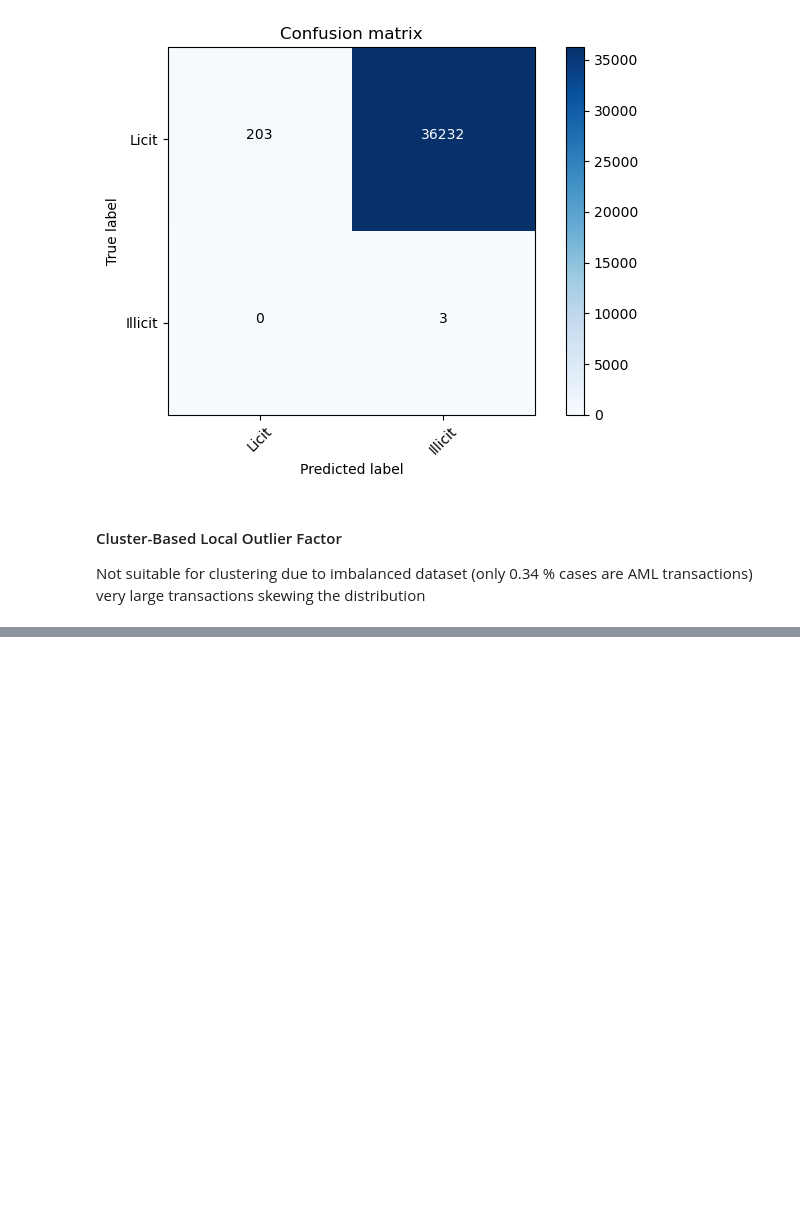
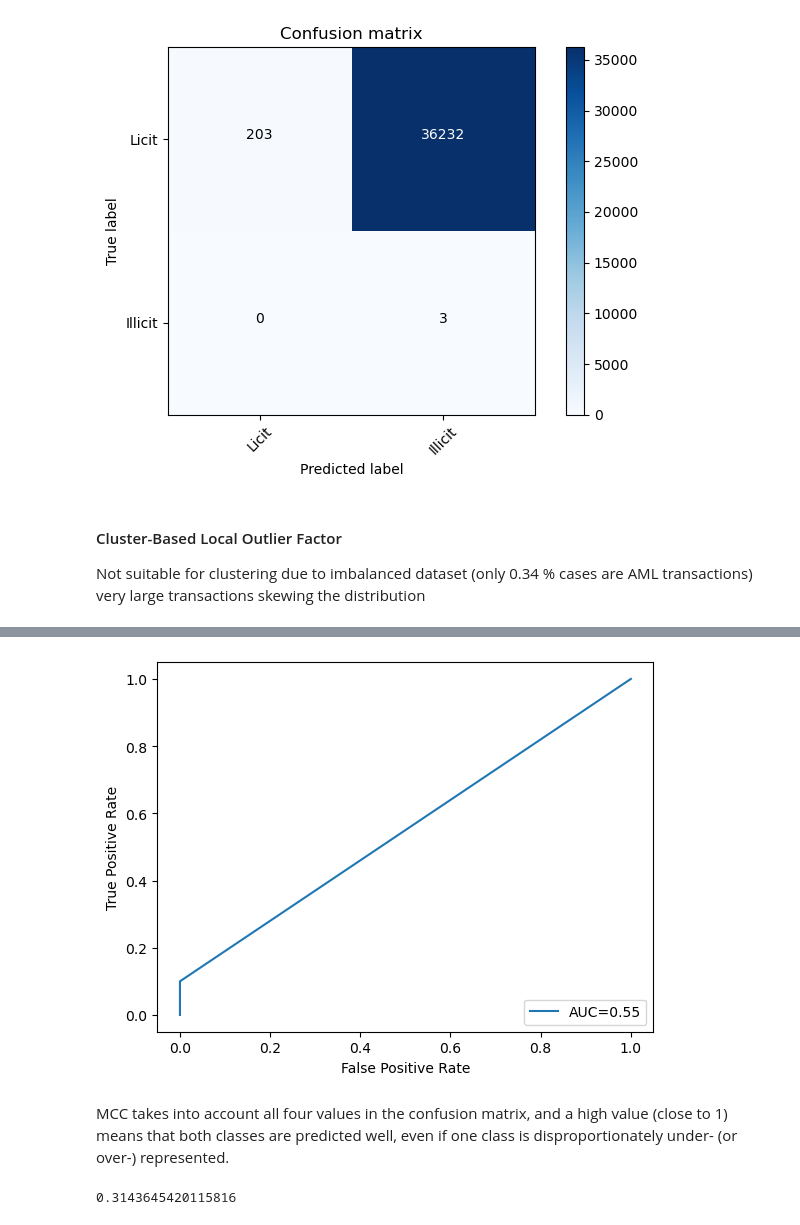
Before and after one commit to KulsoomKamilKhan/Dissertation_Code, a Jupyter notebook: AML_SIM_Dataset - Notebook.ipynb, the cells around one changed output, grey strips where cells are left out. Saved outputs shown, nothing was run; the diff lists cells and outputs as text; code cells hidden in the pictures; blank space fills up the shorter version.

```diff
--- a/AML_SIM_Dataset - Notebook.ipynb
+++ b/AML_SIM_Dataset - Notebook.ipynb
@@ -516,0 +728,21 @@ Not suitable for clustering due to imbalanced dataset (only 0.34 % cases are AML
+# %%
+from sklearn import metrics
+fpr, tpr, _ = metrics.roc_curve(val_y,pred_y)
+auc = metrics.roc_auc_score(val_y,pred_y)
+
+#create ROC curve
+plt.plot(fpr,tpr,label="AUC="+str(auc))
+plt.ylabel('True Positive Rate')
+plt.xlabel('False Positive Rate')
+plt.legend(loc=4)
+plt.show()
+# %% [output]
+[figure, added]
+# %% [markdown]
+MCC takes into account all four values in the confusion matrix, and a high value (close to 1) means that both classes are predicted well, even if one class is disproportionately under- (or over-) represented.
+# %%
+from sklearn.metrics import matthews_corrcoef
+
+matthews_corrcoef(val_y,pred_y)
+# %% [output]
+0.3143645420115816
```
Also changed, not shown: parts of 28 cells of this notebook, 1 other file.
